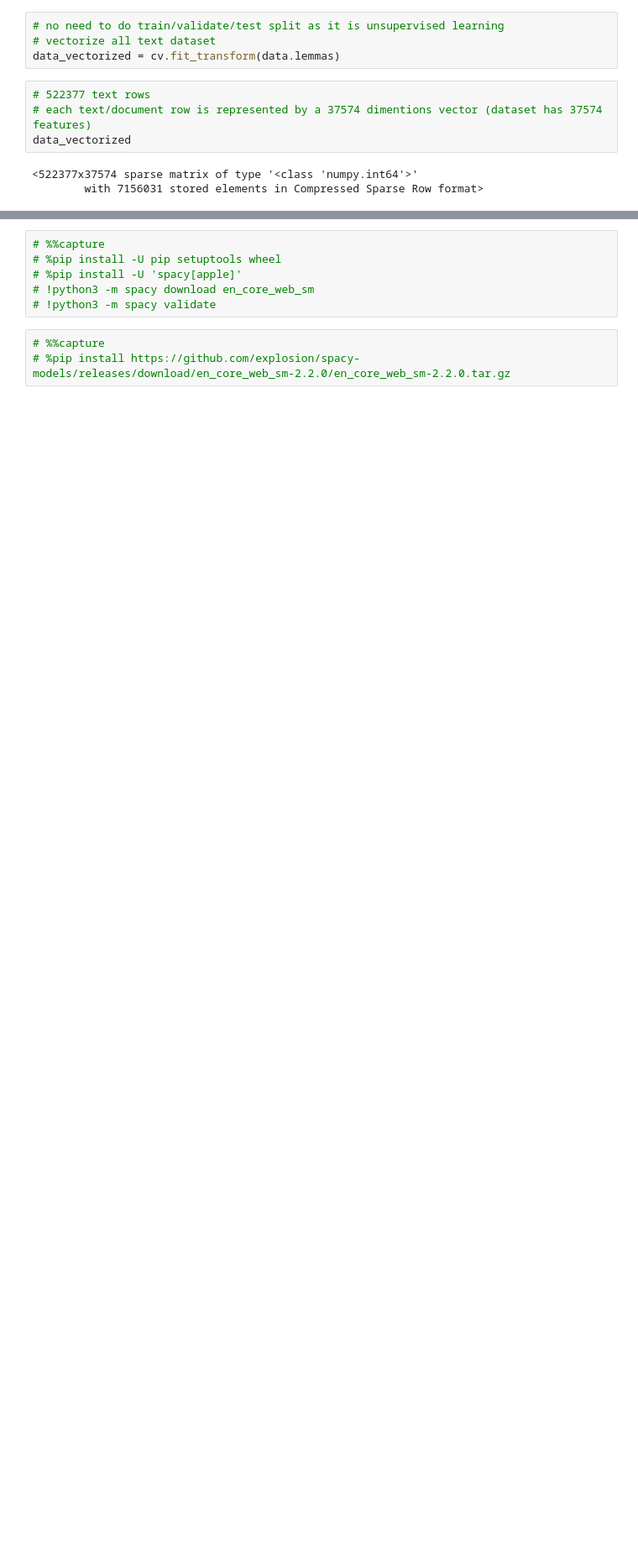
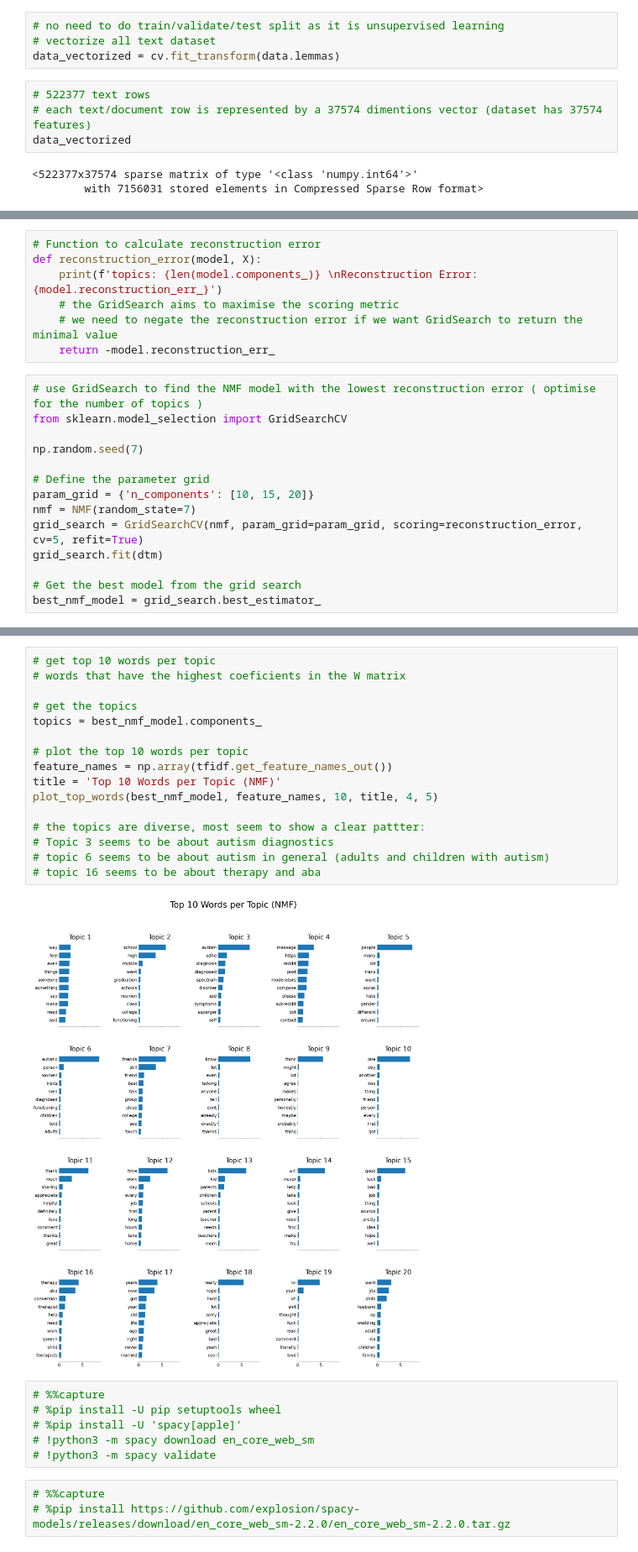
Before and after one commit to andrea-mar/BBK_MScDataScience2reddit_posts, a Jupyter notebook: topic_analysis_eng_posts.ipynb, the cells around one changed output, grey strips where cells are left out. Shown at 84% size. Cells and saved outputs as stored; diff of their text form; blank space fills up the shorter version.

```diff
--- a/topic_analysis_eng_posts.ipynb
+++ b/topic_analysis_eng_posts.ipynb
@@ -323,0 +658,21 @@ print("Model Perplexity: ", best_lda_model.perplexity(data_vectorized))
+# %%
+# Function to calculate reconstruction error
+def reconstruction_error(model, X):
+    print(f'topics: {len(model.components_)} \nReconstruction Error: {model.reconstruction_err_}')
+    # the GridSearch aims to maximise the scoring metric
+    # we need to negate the reconstruction error if we want GridSearch to return the minimal value
+    return -model.reconstruction_err_
+# %%
+# use GridSearch to find the NMF model with the lowest reconstruction error ( optimise for the number of topics )
+from sklearn.model_selection import GridSearchCV
+
+np.random.seed(7)
+
+# Define the parameter grid
+param_grid = {'n_components': [10, 15, 20]}
+nmf = NMF(random_state=7)
+grid_search = GridSearchCV(nmf, param_grid=param_grid, scoring=reconstruction_error, cv=5, refit=True)
+grid_search.fit(dtm)
+
+# Get the best model from the grid search
+best_nmf_model = grid_search.best_estimator_
@@ -324,3 +721,21 @@ print("Model Perplexity: ", best_lda_model.perplexity(data_vectorized))
+# %%
+# get top 10 words per topic
+# words that have the highest coeficients in the W matrix
+
+# get the topics
+topics = best_nmf_model.components_
+
+# plot the top 10 words per topic
+feature_names = np.array(tfidf.get_feature_names_out())
+title = 'Top 10 Words per Topic (NMF)'
+plot_top_words(best_nmf_model, feature_names, 10, title, 4, 5)
+
+# the topics are diverse, most seem to show a clear pattter:
+# Topic 3 seems to be about autism diagnostics
+# topic 6 seems to be about autism in general (adults and children with autism)
+# topic 16 seems to be about therapy and aba
+# %% [output]
+[figure, added]
 # %%
 # %%capture
 # %pip install -U pip setuptools wheel
```
Also changed, not shown: parts of 27 cells of this notebook.
